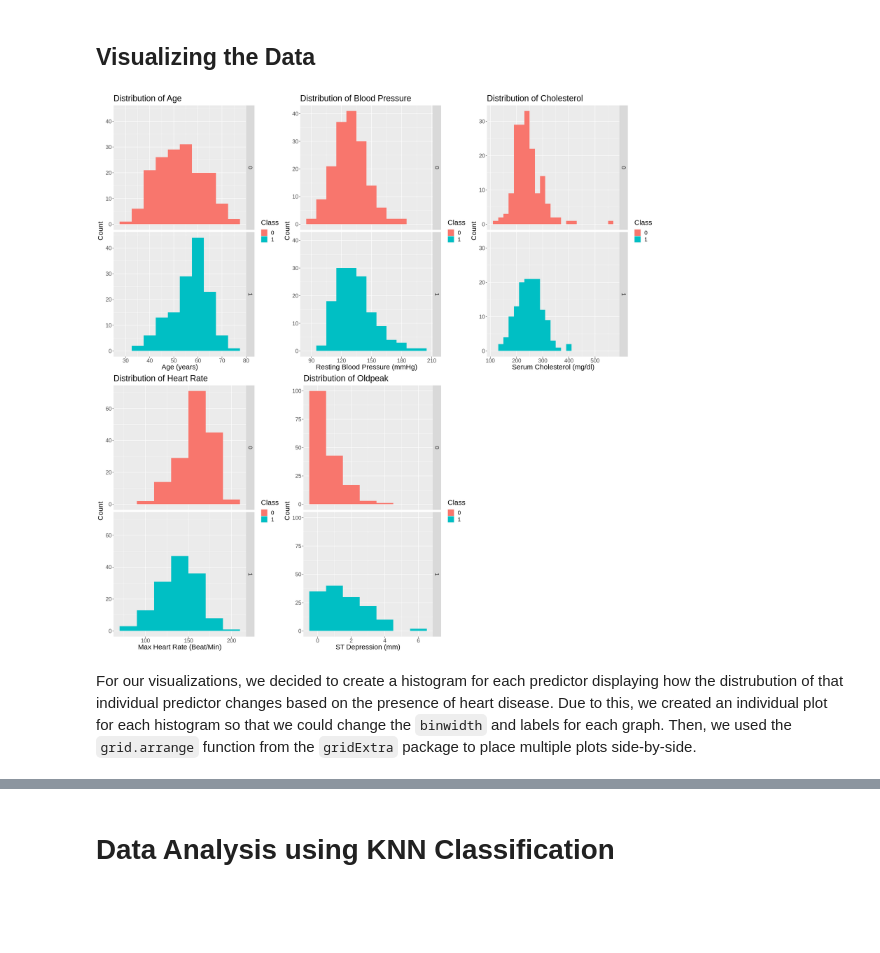
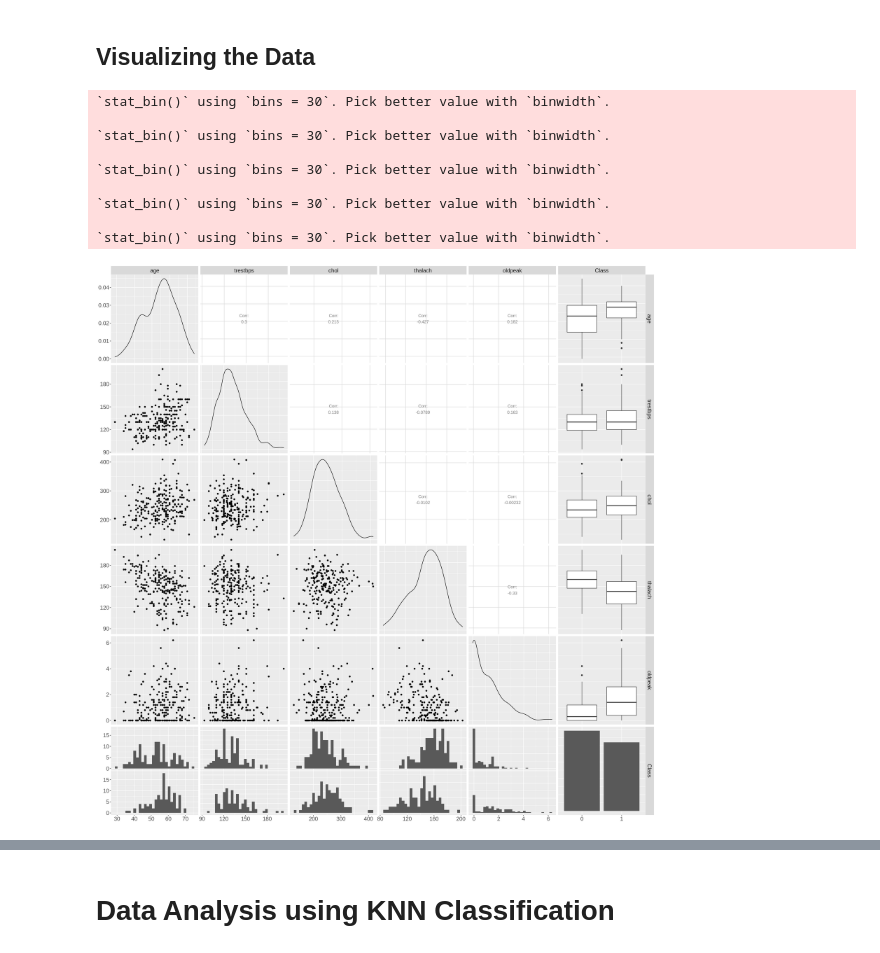
Before and after one commit to jamiema1/Predicting-Heart-Disease-with-KNN-Algorithm, a Jupyter notebook: final_report.ipynb, the cells around one changed output, grey strips where cells are left out. Saved outputs shown, nothing was run; the diff lists cells and outputs as text; code cells hidden in the pictures; blank space fills up the shorter version.

```diff
--- a/final_report.ipynb
+++ b/final_report.ipynb
@@ -161,38 +169,19 @@ A tibble: 4 × 6
 # %% [markdown]
 ## Visualizing the Data
-# %%
-options(repr.plot.width = 20, repr.plot.height = 20)
-
-#plots for each individual predictor
-age_plot <- ggplot(heart_data, aes(x=age, fill = Class)) +
-            geom_histogram(binwidth = 5) +
-            labs(x="Age (years)",y="Count",title="Distribution of Age") +
-            theme(text = element_text(size = 18)) +
-            facet_grid(rows = vars(Class))
-trestbps_plot <- ggplot(heart_data, aes(x=trestbps, fill = Class)) +
-            geom_histogram(binwidth = 10) +
-            labs(x="Resting Blood Pressure (mmHg)",y="Count",title="Distribution of Blood Pressure") +
-            theme(text = element_text(size = 18)) +
-            facet_grid(rows = vars(Class))
-chol_plot <- ggplot(heart_data, aes(x=chol, fill = Class)) +
-            geom_histogram(binwidth = 20) +
-            labs(x="Serum Cholesterol (mg/dl)",y="Count",title="Distribution of Cholesterol") +
-            theme(text = element_text(size = 18)) +
-            facet_grid(rows = vars(Class))
-thalach_plot <- ggplot(heart_data, aes(x=thalach, fill = Class)) +
-            geom_histogram(binwidth = 20) +
-            labs(x="Max Heart Rate (Beat/Min)",y="Count",title="Distribution of Heart Rate") +
-            theme(text = element_text(size = 18)) +
-            facet_grid(rows = vars(Class))
-oldpeak_plot <- ggplot(heart_data, aes(x=oldpeak, fill = Class)) +
-            geom_histogram(binwidth = 1) +
-            labs(x="ST Depression (mm)",y="Count",title="Distribution of Oldpeak") +
-            theme(text = element_text(size = 18)) +
-            facet_grid(rows = vars(Class))
-
-#displays the 5 plots side-by-side
-grid.arrange(age_plot,trestbps_plot,chol_plot, thalach_plot,oldpeak_plot, ncol = 3)
-# %% [output]
-[figure, removed]
-# %% [markdown]
-For our visualizations, we decided to create a histogram for each predictor displaying how the distrubution of that individual predictor changes based on the presence of heart disease. Due to this, we created an individual plot for each histogram so that we could change the `binwidth` and labels for each graph. Then, we used the `grid.arrange` function from the `gridExtra` package to place multiple plots side-by-side.
+# %%
+options(repr.plot.width = 20, repr.plot.height = 20)
+
+#displays a ggpairs plot of the training data
+ggpairs(heart_training) +
+    theme(text = element_text(size = 18))
+# %% [output]
+`stat_bin()` using `bins = 30`. Pick better value with `binwidth`.
+
+`stat_bin()` using `bins = 30`. Pick better value with `binwidth`.
+
+`stat_bin()` using `bins = 30`. Pick better value with `binwidth`.
+
+`stat_bin()` using `bins = 30`. Pick better value with `binwidth`.
+
+`stat_bin()` using `bins = 30`. Pick better value with `binwidth`.
+[figure, added]
```
Also changed, not shown: parts of 23 cells of this notebook.
